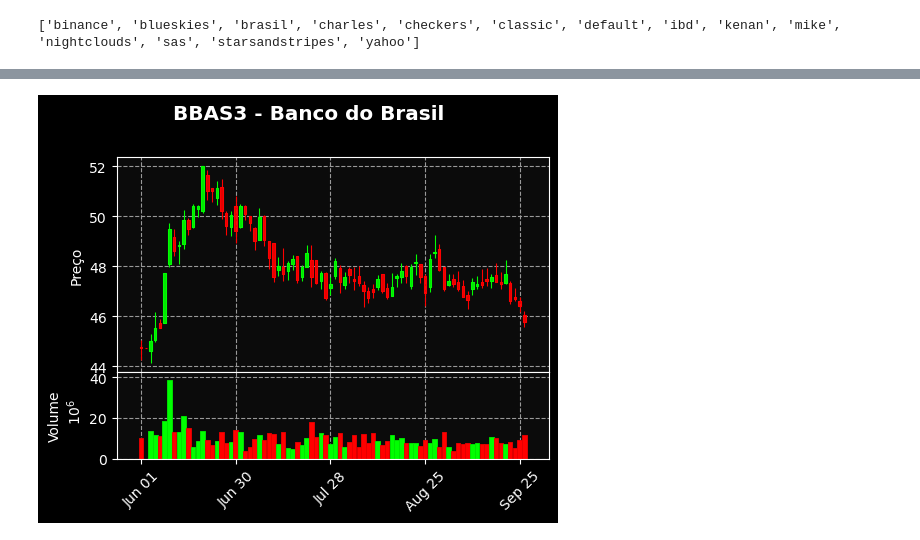
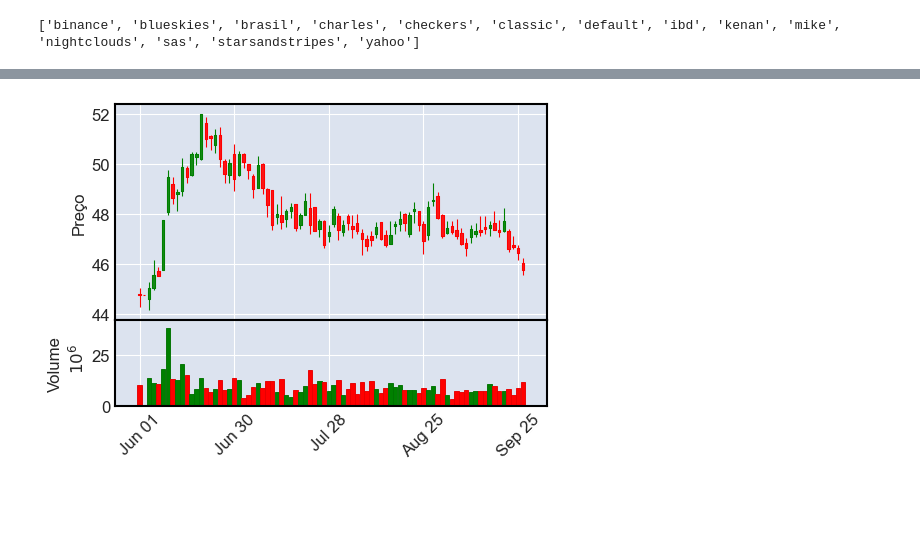
Before and after one commit to victordhn/Finance-Projects, a Jupyter notebook: Candlesticks.ipynb, the cells around one changed output, grey strips where cells are left out. Saved outputs shown, nothing was run; the diff lists cells and outputs as text; code cells hidden in the pictures; blank space fills up the shorter version.

```diff
--- a/Candlesticks.ipynb
+++ b/Candlesticks.ipynb
@@ -76,11 +59,11 @@ mpf.plot(data,type='candle',style=estilo, volume=True, title="BBAS3 - Banco do B
 # %%
 # Podemos também editar nosso próprio estilo
 
 # Definindo as cores de vela positiva e negativa
-cores = mpf.make_marketcolors(up='#00ff00',down='red',wick='inherit',edge='inherit',volume='in')
+cores = mpf.make_marketcolors(up='green',down='red',wick='inherit',edge='inherit',volume='in')
 
 # Adicionamos o estilo no código
-estilo=mpf.make_mpf_style(base_mpf_style='nightclouds',marketcolors=cores)
-mpf.plot(data,type='candle',style=estilo, volume=True, title="BBAS3 - Banco do Brasil", ylabel="Preço", ylabel_lower="Volume",figscale=0.75)
+estilo=mpf.make_mpf_style(base_mpf_style='default',marketcolors=cores)
+mpf.plot(data,type='candle',style=estilo, volume=True, ylabel="Preço", ylabel_lower="Volume",figscale=0.75)
 # %% [output]
-[figure, old version]
+[figure, new version]
```
Also changed, not shown: parts of 6 cells of this notebook.
